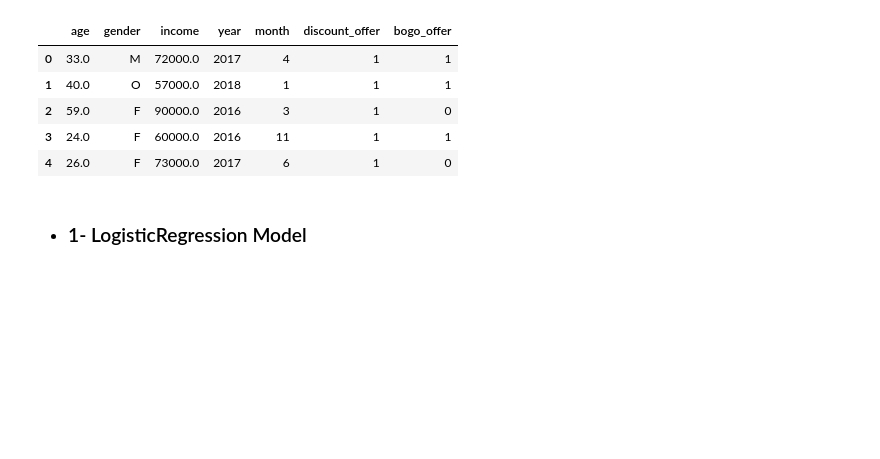
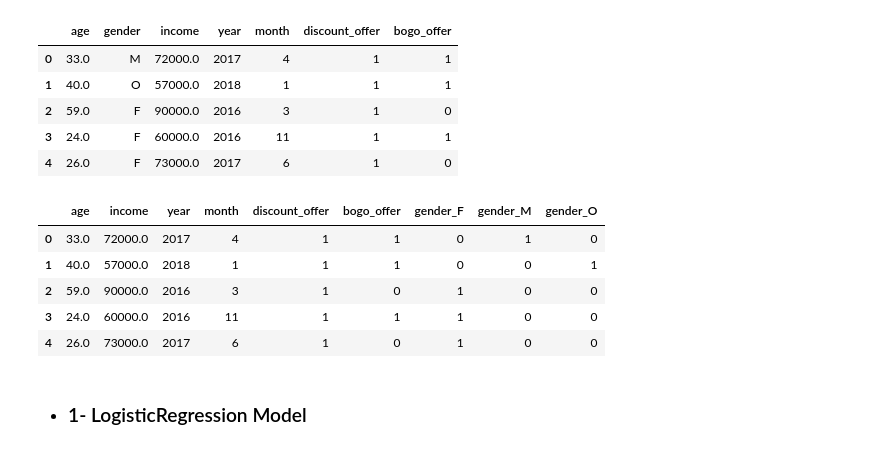
Before and after one commit to MlataIbrahim/Starbucks-Capstone-Project, a Jupyter notebook: Starbucks_Capstone_notebook.ipynb, the cells around one changed output. Saved outputs shown, nothing was run; the diff lists cells and outputs as text; code cells hidden in the pictures; blank space fills up the shorter version.

```diff
--- a/Starbucks_Capstone_notebook.ipynb
+++ b/Starbucks_Capstone_notebook.ipynb
@@ -461,6 +509,15 @@ mdata.head()
 new_mdata = pd.get_dummies(mdata , columns=['gender'])
 # %%
+# select features and target
 X = new_mdata.drop(columns=['discount_offer' ,'bogo_offer'])
 y_bogo = new_mdata.bogo_offer
 y_discount = new_mdata.discount_offer
+new_mdata.head()
+# %% [output]
+|  | age | income | year | month | discount_offer | bogo_offer | gender_F | gender_M | gender_O |
+| 0 | 33.0 | 72000.0 | 2017 | 4 | 1 | 1 | 0 | 1 | 0 |
+| 1 | 40.0 | 57000.0 | 2018 | 1 | 1 | 1 | 0 | 0 | 1 |
+| 2 | 59.0 | 90000.0 | 2016 | 3 | 1 | 0 | 1 | 0 | 0 |
+| 3 | 24.0 | 60000.0 | 2016 | 11 | 1 | 1 | 1 | 0 | 0 |
+| 4 | 26.0 | 73000.0 | 2017 | 6 | 1 | 0 | 1 | 0 | 0 |
 # %%
```
Also changed, not shown: parts of 47 cells of this notebook, 1 other file.
